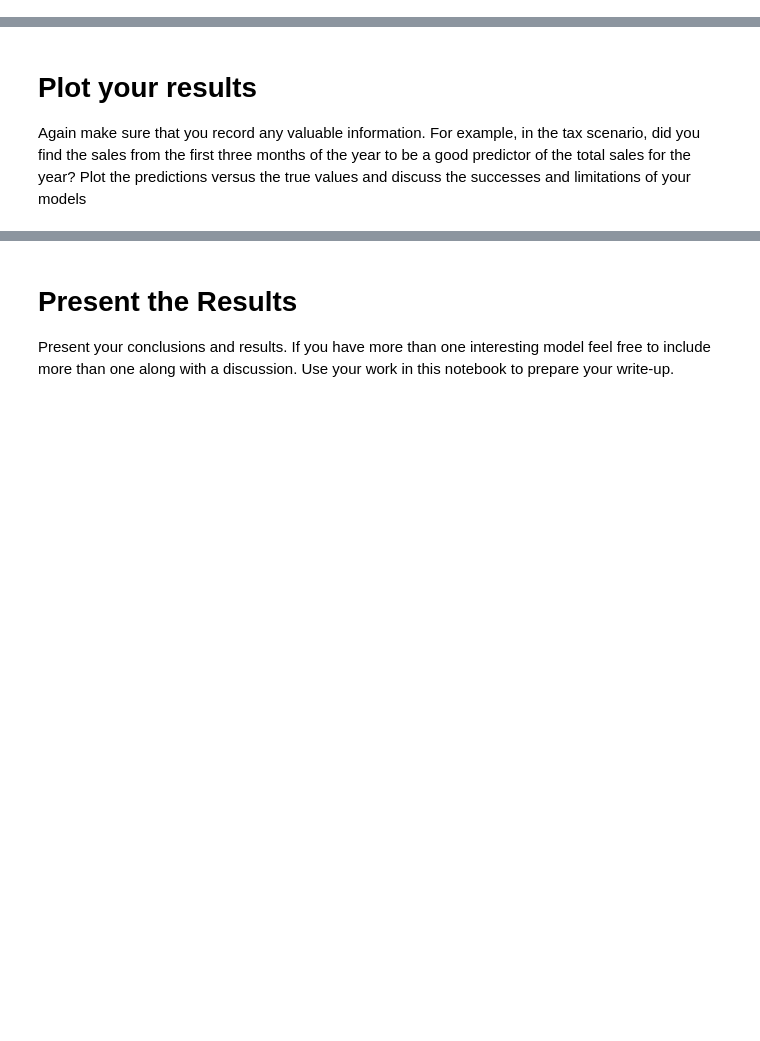
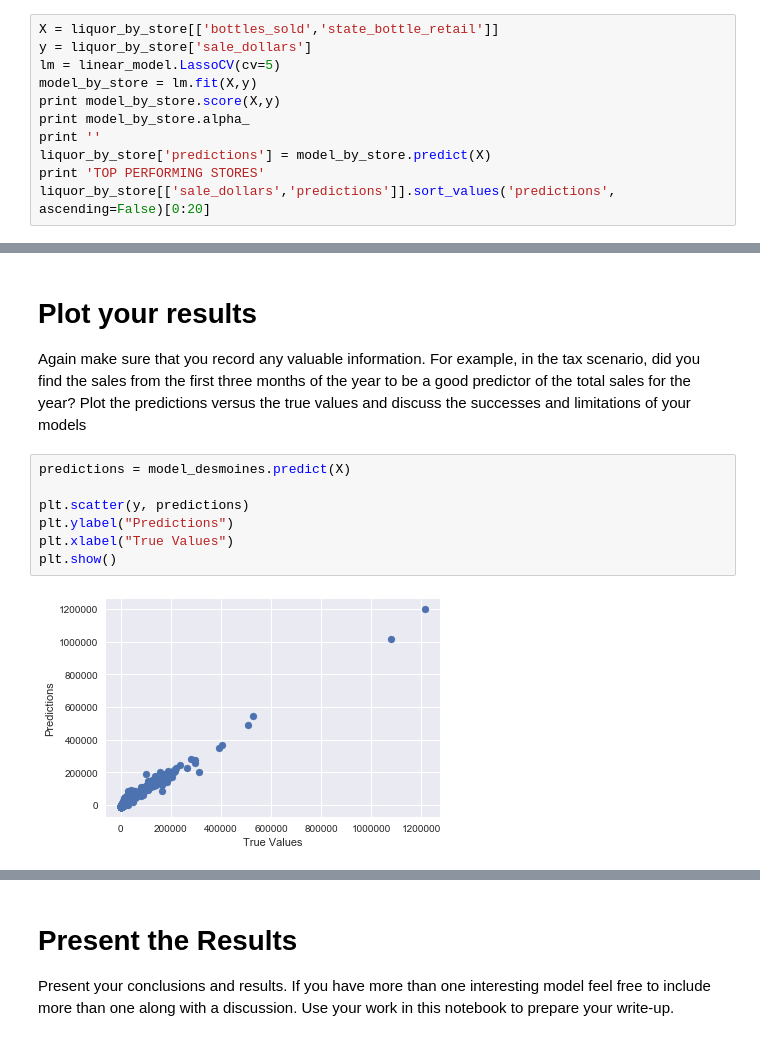
Before and after one commit to matthewbrems/old, a Jupyter notebook: projects/02-project/starter-code/project-2-starter-code-jd.ipynb, the cells around one changed output, grey strips where cells are left out. Cells and saved outputs as stored; diff of their text form; blank space fills up the shorter version.

```diff
--- a/projects/02-project/starter-code/project-2-starter-code-jd.ipynb
+++ b/projects/02-project/starter-code/project-2-starter-code-jd.ipynb
@@ -281,0 +371,11 @@ Using scikit-learn or statsmodels, build the necessary models for your scenario.
+# %%
+X = liquor_by_store[['bottles_sold','state_bottle_retail']]
+y = liquor_by_store['sale_dollars']
+lm = linear_model.LassoCV(cv=5)
+model_by_store = lm.fit(X,y)
+print model_by_store.score(X,y)
+print model_by_store.alpha_
+print ''
+liquor_by_store['predictions'] = model_by_store.predict(X)
+print 'TOP PERFORMING STORES'
+liquor_by_store[['sale_dollars','predictions']].sort_values('predictions', ascending=False)[0:20]
@@ -283,3 +406,12 @@ Using scikit-learn or statsmodels, build the necessary models for your scenario.
 # Plot your results
 
 Again make sure that you record any valuable information. For example, in the tax scenario, did you find the sales from the first three months of the year to be a good predictor of the total sales for the year? Plot the predictions versus the true values and discuss the successes and limitations of your models
+# %%
+predictions = model_desmoines.predict(X)
+
+plt.scatter(y, predictions)
+plt.ylabel("Predictions")
+plt.xlabel("True Values")
+plt.show()
+# %% [output]
+[figure, added]
```
Also changed, not shown: parts of 31 cells of this notebook, 6 other files.
